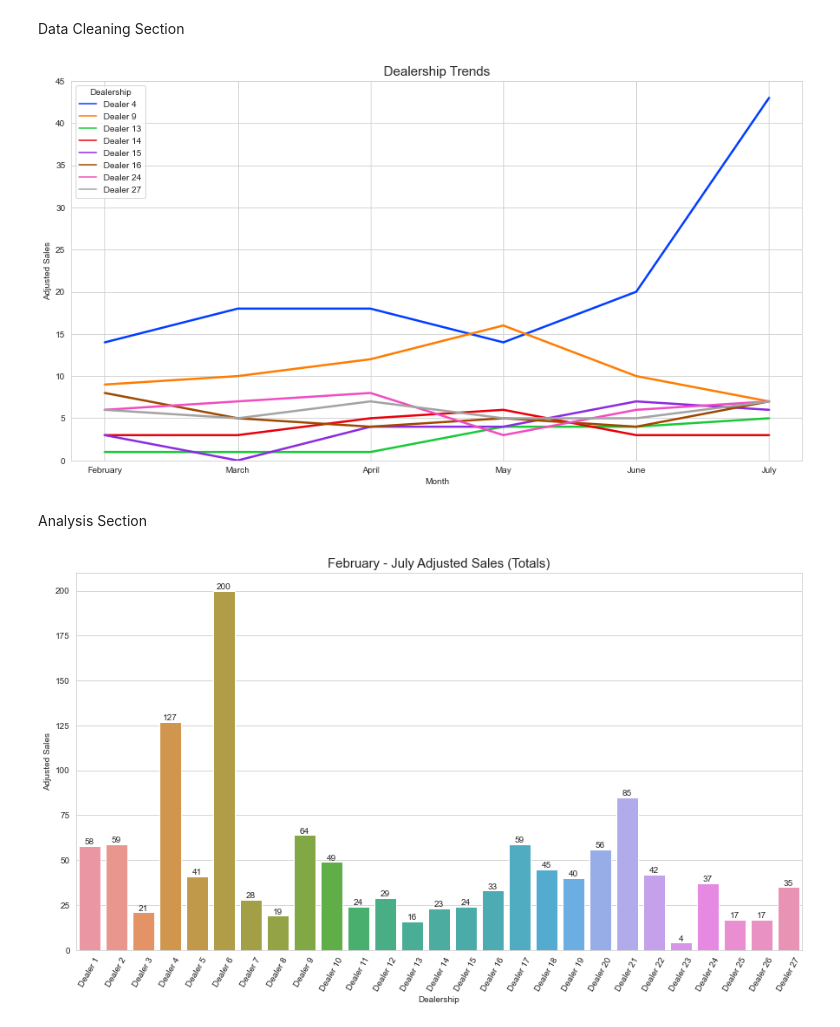
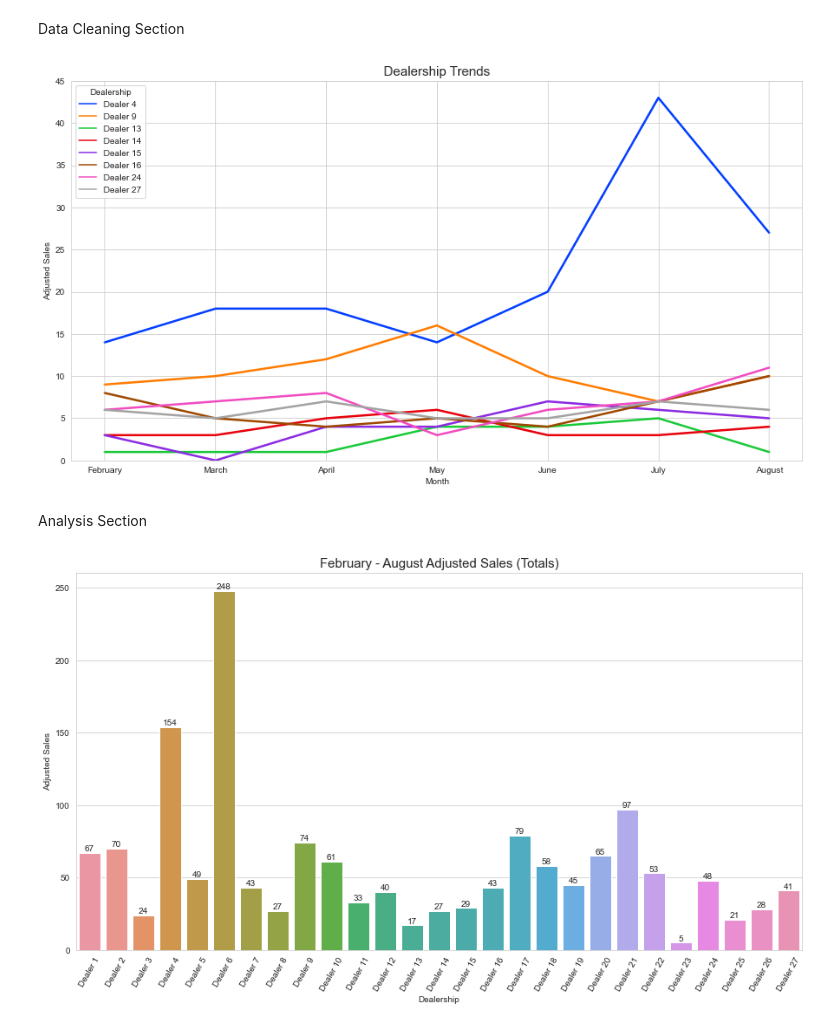
Before and after one commit to diverson1/Dealership-Analysis, a Jupyter notebook: Analysis.ipynb, the cells around one changed output. Drawn from its saved outputs; the diff is of its cells as text; code cells hidden in the pictures.

Commit message:
August Update

```diff
--- a/Analysis.ipynb
+++ b/Analysis.ipynb
@@ -37,30 +37,33 @@ June_Data = Data_Cleaner(June_Data, 'June')
 
 July_Data = pd.read_csv('Portfolio Report July 2022.xlsx - Totals.csv')
 July_Data = Data_Cleaner(July_Data, 'July')
+
+August_Data = pd.read_csv('Portfolio Report August 2022.xlsx - Totals.csv')
+August_Data = Data_Cleaner(August_Data, 'August')
 # %%
 plt.figure(figsize=(15,8))
-Mass_Data_Set = pd.concat([February_Data, March_Data, April_Data, May_Data, June_Data, July_Data], ignore_index=True)
+Mass_Data_Set = pd.concat([February_Data, March_Data, April_Data, May_Data, June_Data, July_Data, August_Data], ignore_index=True)
 Mass_Data_Set['Adjusted Sales'] = Mass_Data_Set['Total Sales'] - Mass_Data_Set['Ordered']
 Jim_Stores = Mass_Data_Set[Mass_Data_Set['Dealership'].isin(['Dealer 4', 'Dealer 9', 'Dealer 13', 'Dealer 14', 'Dealer 15', 'Dealer 16', 'Dealer 24', 'Dealer 27'])]
 dplot =sns.lineplot(data=Jim_Stores, x='Month', y='Adjusted Sales', hue='Dealership', linewidth=2.5, palette='bright')
 dplot.set_title('Dealership Trends', fontsize=15)
 sns.set_style('whitegrid')
 dplot.set(ylim=(0,45))
 plt.savefig('Adjusted_Dealership_Trends.png')
 plt.show()
 plt.close()
 # %% [output]
-[figure, old version]
+[figure, new version]
 # %% [markdown]
 Analysis Section
 # %%
 plt.figure(figsize=(15,8))
 mplot = sns.barplot(data=Mass_Data_Set, x='Dealership', y='Adjusted Sales', estimator=sum, ci=None)
 plt.bar_label(mplot.containers[0])
-mplot.set_title('February - July Adjusted Sales (Totals)', fontsize=15)
+mplot.set_title('February - August Adjusted Sales (Totals)', fontsize=15)
 plt.xticks(rotation=60)
 plt.savefig('Mass_Bar_Sales.png')
 plt.show()
 plt.close()
 # %% [output]
-[figure, old version]
+[figure, new version]
```
Also changed, not shown: 3 other files.
